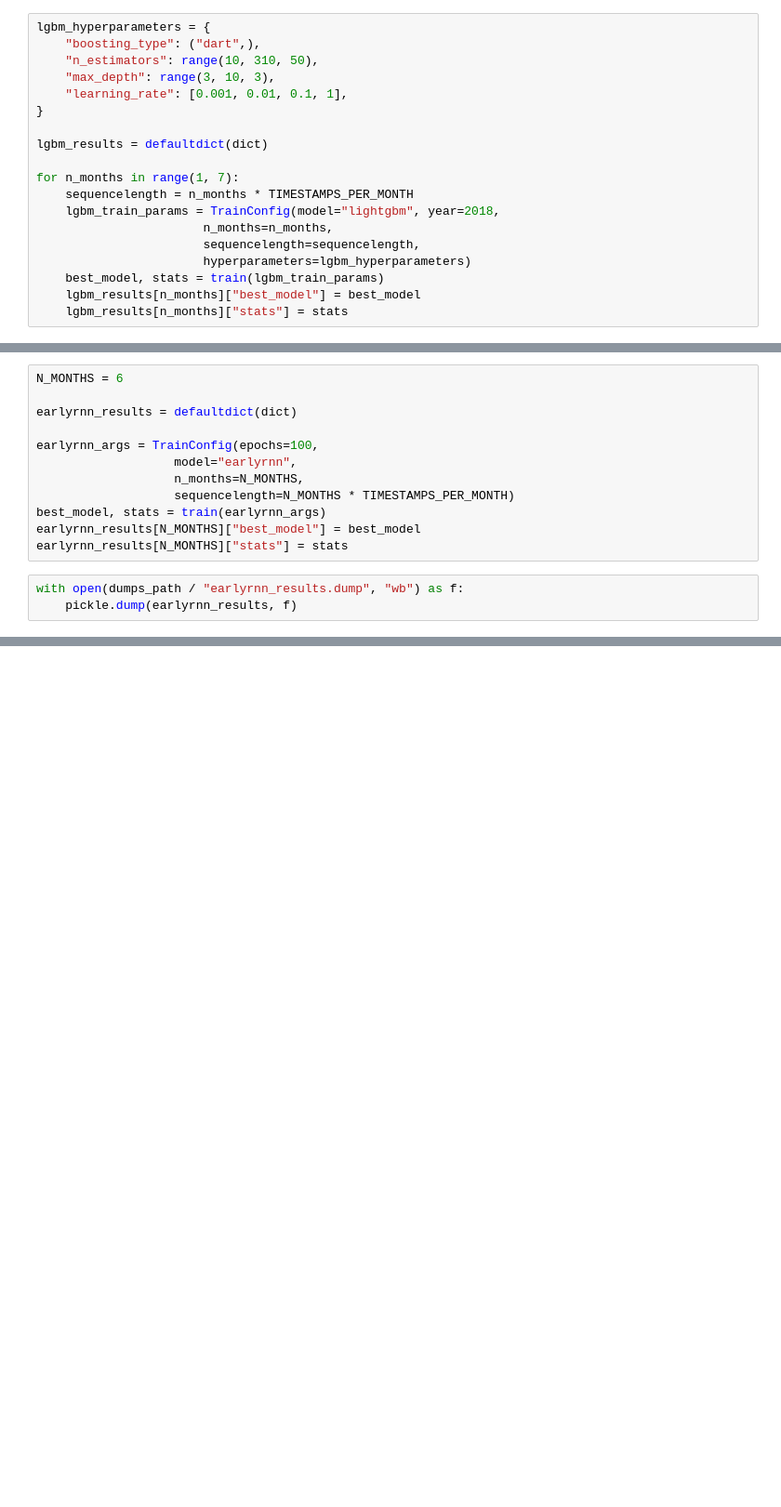
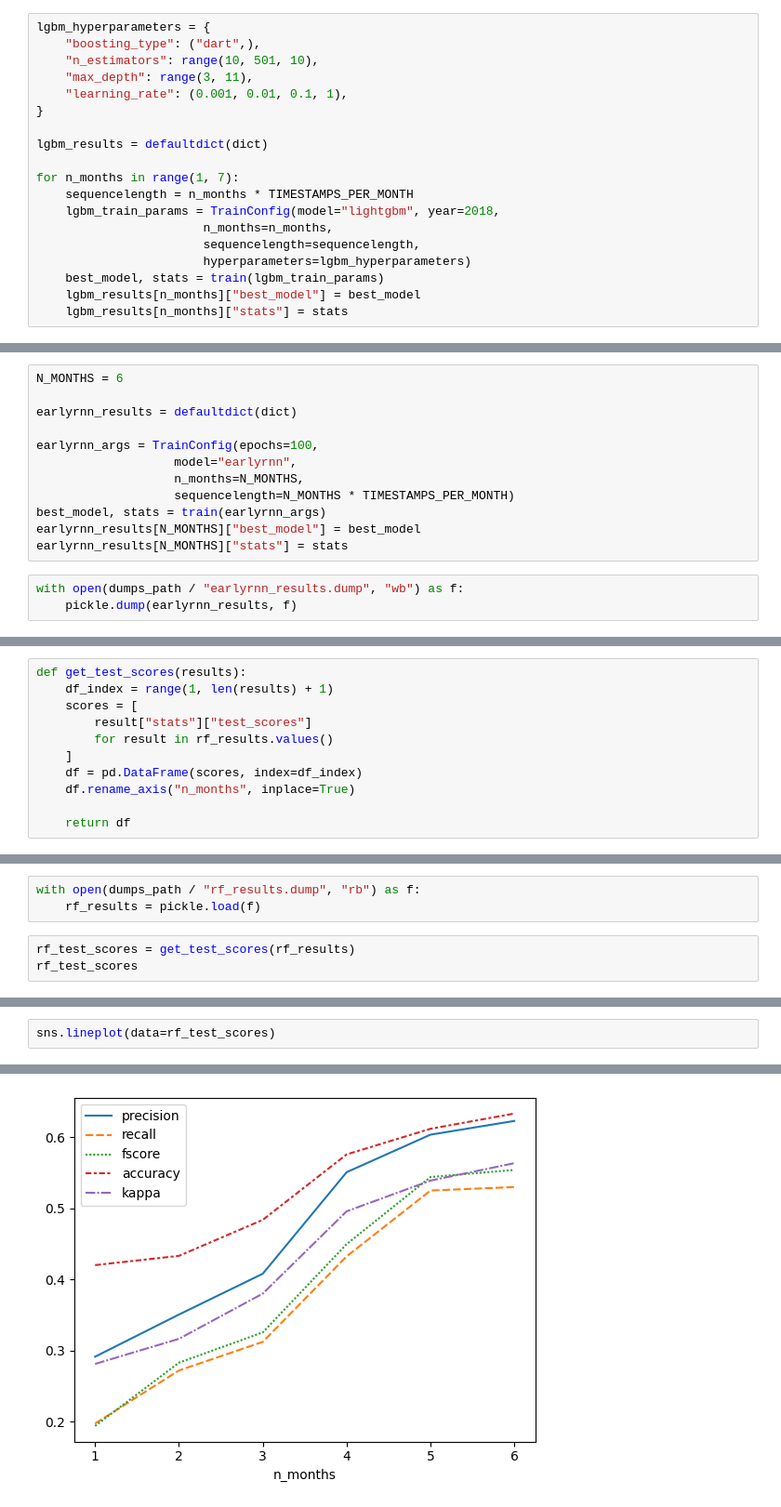
Before and after one commit to PavelSyomin/crop-classification, a Jupyter notebook: Crop Classification.ipynb, the cells around one changed output, grey strips where cells are left out. Shown: that part at 93% size. Drawn from its saved outputs; the diff is of its cells as text; blank space fills up the shorter version.

Commit message:
Train Random Forest, analyze results, write helper functions

```diff
--- a/Crop Classification.ipynb
+++ b/Crop Classification.ipynb
@@ -98,9 +254,9 @@ with open(dumps_path / "rf_results.dump", "wb") as f:
 # %%
 lgbm_hyperparameters = {
     "boosting_type": ("dart",),
-    "n_estimators": range(10, 310, 50),
-    "max_depth": range(3, 10, 3),
-    "learning_rate": [0.001, 0.01, 0.1, 1],
+    "n_estimators": range(10, 501, 10),
+    "max_depth": range(3, 11),
+    "learning_rate": (0.001, 0.01, 0.1, 1),
 }
 
 lgbm_results = defaultdict(dict)
@@ -314,0 +386,11 @@ res[6]
+# %%
+def get_test_scores(results):
+    df_index = range(1, len(results) + 1)
+    scores = [
+        result["stats"]["test_scores"]
+        for result in rf_results.values()
+    ]
+    df = pd.DataFrame(scores, index=df_index)
+    df.rename_axis("n_months", inplace=True)
+
+    return df
@@ -314,0 +428,6 @@ res[6]
+# %%
+with open(dumps_path / "rf_results.dump", "rb") as f:
+    rf_results = pickle.load(f)
+# %%
+rf_test_scores = get_test_scores(rf_results)
+rf_test_scores
@@ -314,0 +443,3 @@ res[6]
+# %%
+sns.lineplot(data=rf_test_scores)
+# %% [output]
@@ -314,0 +447 @@ res[6]
+[figure, added]
```
Also changed, not shown: parts of 16 cells of this notebook.
